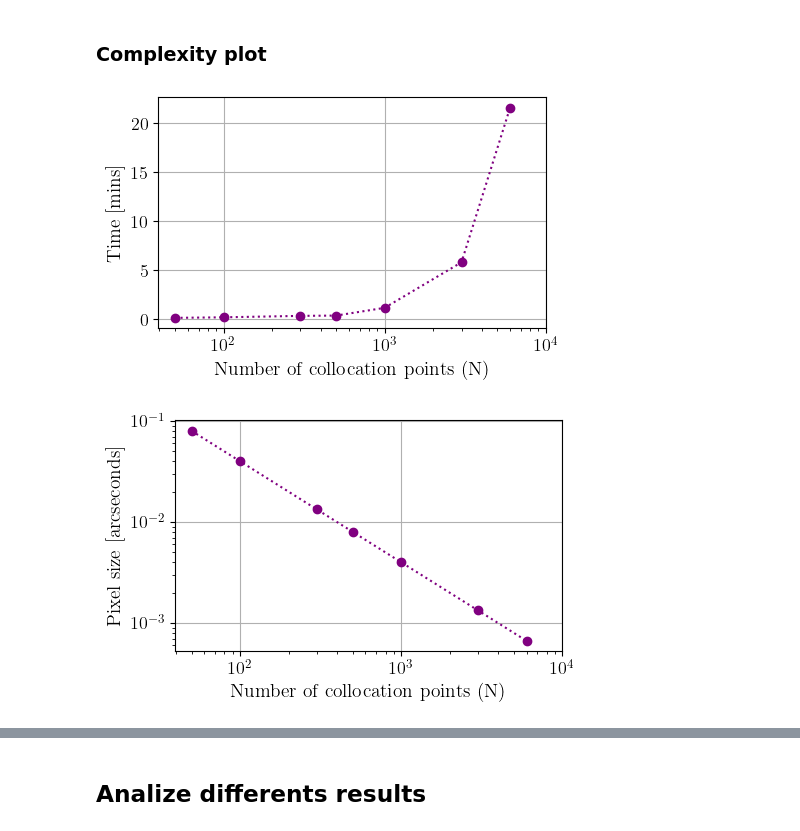
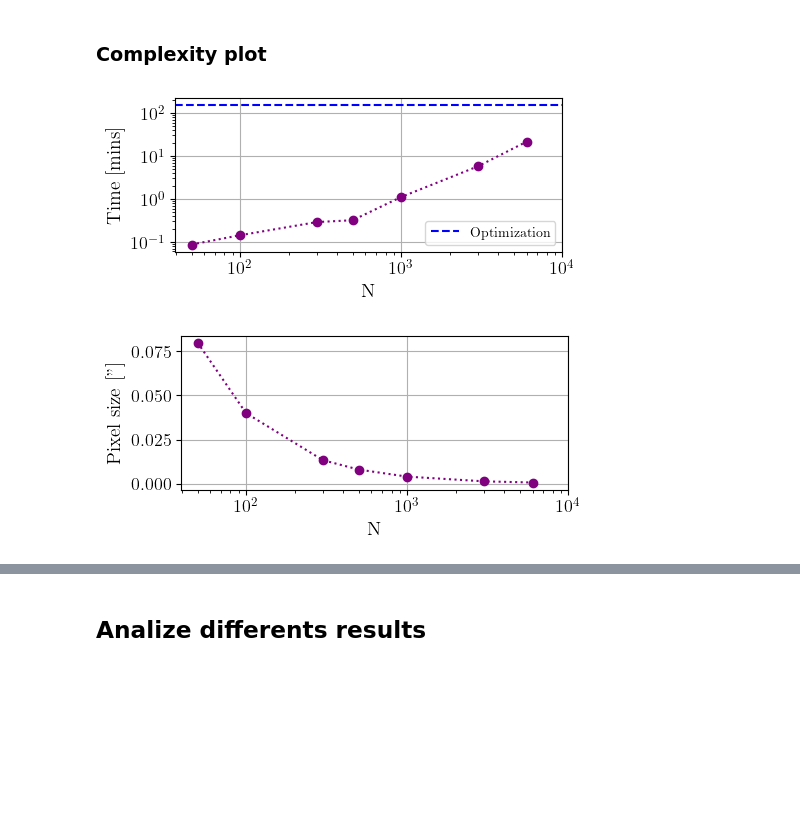
Before and after one commit to mariajmellado/frank2d, a Jupyter notebook: Results/3_SimulatedDisc_Frank2D_differentsN.ipynb, the cells around one changed output, grey strips where cells are left out. Saved outputs shown, nothing was run; the diff lists cells and outputs as text; code cells hidden in the pictures; blank space fills up the shorter version.

```diff
--- a/Results/3_SimulatedDisc_Frank2D_differentsN.ipynb
+++ b/Results/3_SimulatedDisc_Frank2D_differentsN.ipynb
@@ -199,30 +213,35 @@ Building full visibility model...
 xxxxxxxxxxxxxxxxxxxxxxxxx F2D withN=6000 took 1291.449517250061 seconds xxxxxxxxxxxxxxxxxxxxxxxxxxxx
 # %% [markdown]
 ### Complexity plot
+# %%
+times = [5.228574752807617, 8.594862937927246, 17.404186010360718, 19.21261763572693,66.7047655582428, 345.6239001750946, 1291.449517250061]
+opt_time = 157.7723855495453 #sec
 # %%
-plt.figure(figsize=(5,3))
+plt.figure(figsize=(5,2))
 plt.plot(N, np.array(times)/60, marker='o', ls=':', color = 'purple')
+plt.axhline(y= opt_time, color='blue', linestyle='--', label=r'Optimization')
 plt.xscale('log')
-#plt.yscale('log')
-plt.xlabel('Number of collocation points (N)', fontsize=14)
+plt.yscale('log')
+plt.xlabel('N', fontsize=14)
 plt.xlim(0, 1e4)
+plt.legend(loc='best', fontsize=10)
 plt.tick_params(axis='both', which='major', labelsize=13)
 plt.ylabel('Time [mins]', fontsize=14)
 plt.grid()
-#plt.title(r'Frankenstein2D for a $N^{2}$ pixels image', fontsize=10)
+plt.show()
 # %% [output]
-[figure, old version]
+[figure, new version]
 # %%
-plt.figure(figsize=(5,3))
+plt.figure(figsize=(5,2))
 cellsizes = 2*np.array([frank2d_objects[i].Rmax /frank2d_objects[i].N for i in range(len(N))])
 plt.plot(N, cellsizes, marker='o', ls=':', color = 'purple')
 plt.xscale('log')
-plt.yscale('log')
-plt.xlabel('Number of collocation points (N)', fontsize=14)
+#plt.yscale('log')
+plt.xlabel('N', fontsize=14)
 plt.xlim(0, 1e4)
 plt.tick_params(axis='both', which='major', labelsize=13)
-plt.ylabel('Pixel size [arcseconds]', fontsize=14)
+plt.ylabel('Pixel size ["]', fontsize=14)
 plt.grid()
 #plt.title(r'Frankenstein2D for a $N^{2}$ pixels image', fontsize=10)
 # %% [output]
-[figure, old version]
+[figure, new version]
```
Also changed, not shown: parts of 7 cells of this notebook, 10 other files.
